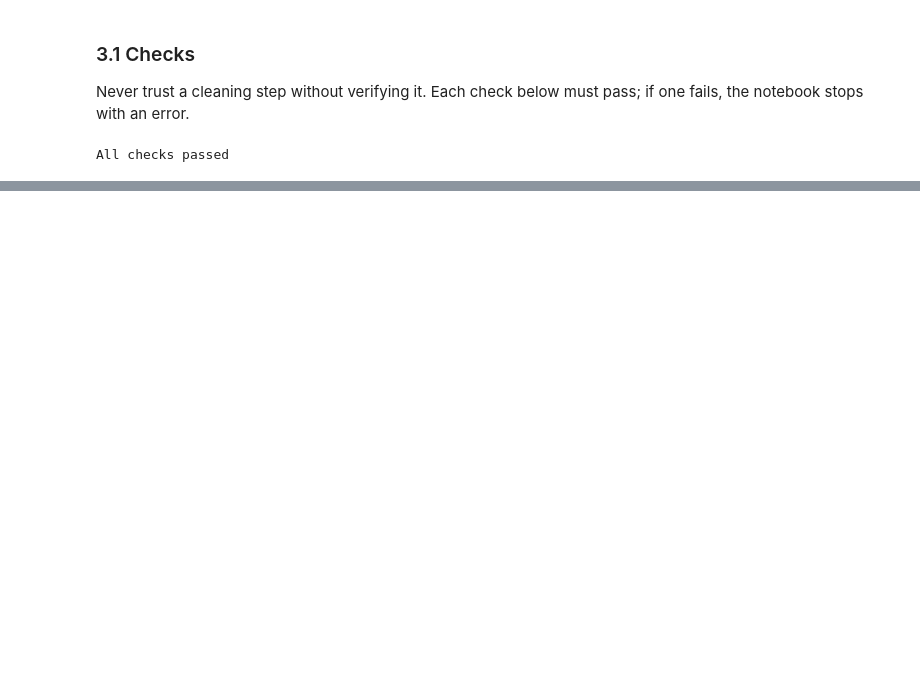
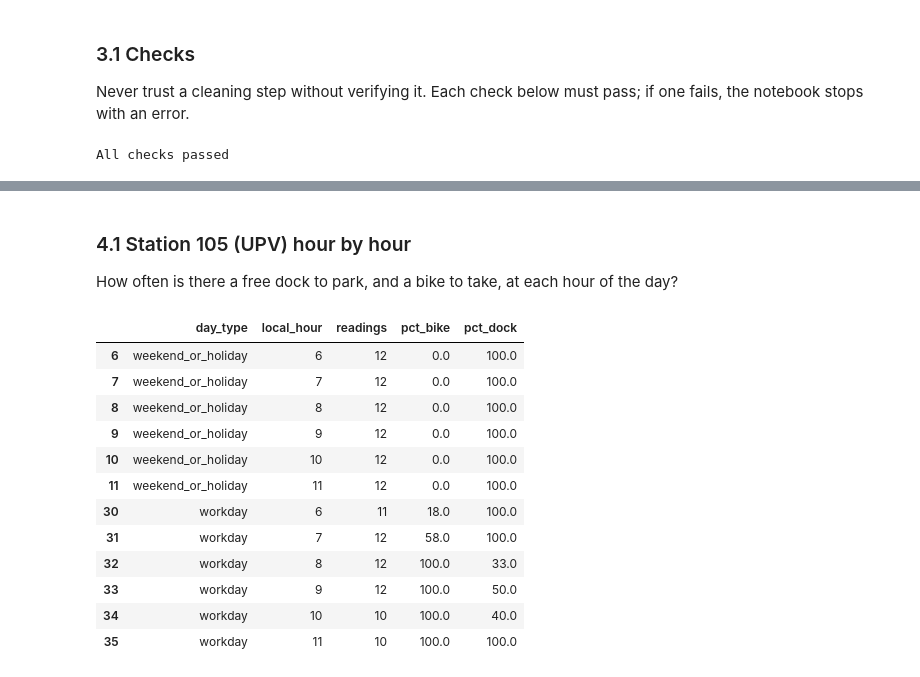
Before and after one commit to daniv14-hub/valenbisi-pipeline, a Jupyter notebook: notebooks/01_analysis.ipynb, the cells around one changed output, grey strips where cells are left out. Saved outputs shown, nothing was run; the diff lists cells and outputs as text; code cells hidden in the pictures; blank space fills up the shorter version.

```diff
--- a/notebooks/01_analysis.ipynb
+++ b/notebooks/01_analysis.ipynb
@@ -406,0 +441,35 @@ free dock available: 40%
+# %% [markdown]
+### 4.1 Station 105 (UPV) hour by hour
+
+How often is there a free dock to park, and a bike to take, at each hour of the day?
+# %%
+def hourly_profile(station_id):
+    """Share of readings with >= 1 bike and >= 1 free dock, by type of day and hour."""
+    s = clean[clean["station_id"] == station_id]
+    return (
+        s.groupby(["day_type", "local_hour"])
+        .agg(
+            readings=("bikes", "size"),
+            pct_bike=("bikes", lambda x: (x >= 1).mean() * 100),
+            pct_dock=("free_docks", lambda x: (x >= 1).mean() * 100),
+        )
+        .round(0)
+        .reset_index()
+    )
+
+profile_105 = hourly_profile(105)
+profile_105[profile_105["local_hour"].between(6, 11)]
+# %% [output]
+|  | day_type | local_hour | readings | pct_bike | pct_dock |
+| 6 | weekend_or_holiday | 6 | 12 | 0.0 | 100.0 |
+| 7 | weekend_or_holiday | 7 | 12 | 0.0 | 100.0 |
+| 8 | weekend_or_holiday | 8 | 12 | 0.0 | 100.0 |
+| 9 | weekend_or_holiday | 9 | 12 | 0.0 | 100.0 |
+| 10 | weekend_or_holiday | 10 | 12 | 0.0 | 100.0 |
+| 11 | weekend_or_holiday | 11 | 12 | 0.0 | 100.0 |
+| 30 | workday | 6 | 11 | 18.0 | 100.0 |
+| 31 | workday | 7 | 12 | 58.0 | 100.0 |
+| 32 | workday | 8 | 12 | 100.0 | 33.0 |
+| 33 | workday | 9 | 12 | 100.0 | 50.0 |
+| 34 | workday | 10 | 10 | 100.0 | 40.0 |
+| 35 | workday | 11 | 10 | 100.0 | 100.0 |
```
Also changed, not shown: parts of 22 cells of this notebook.
